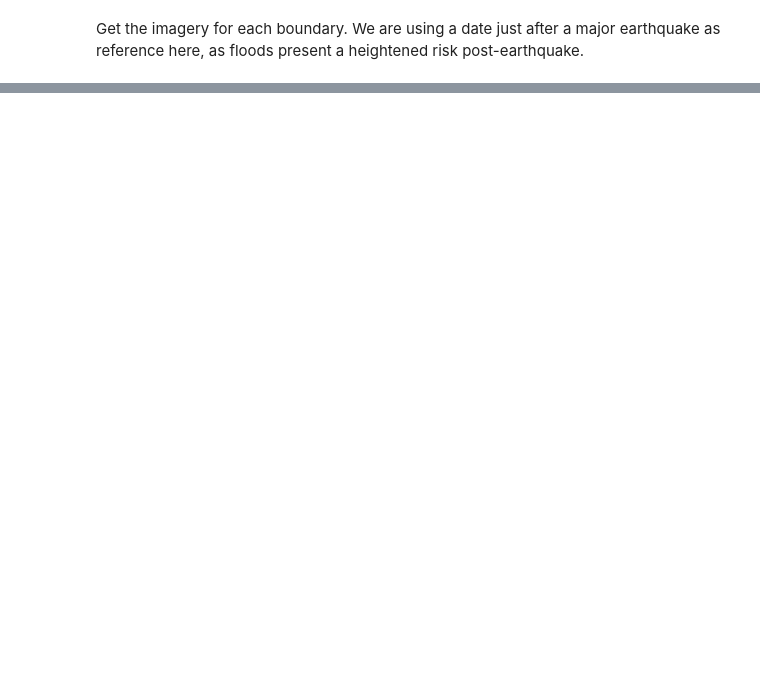
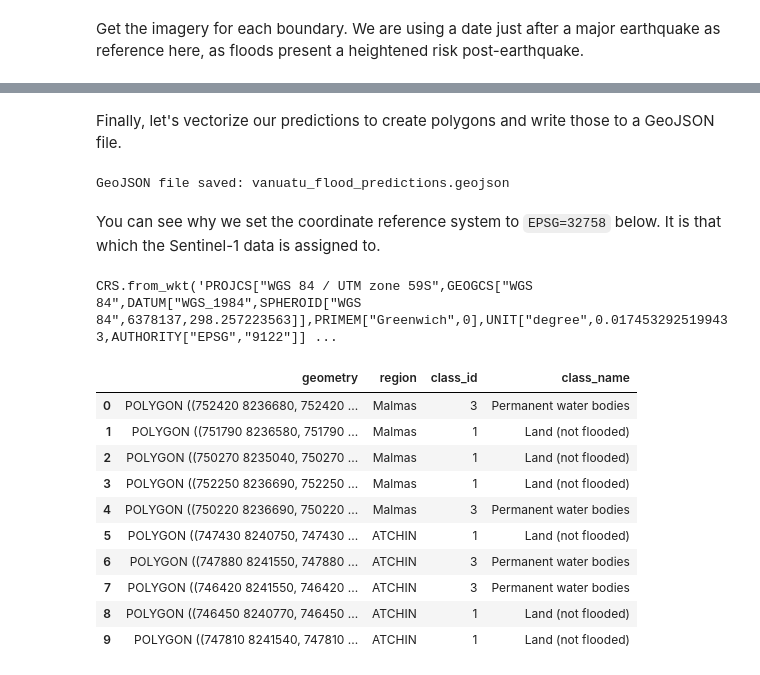
Before and after one commit to Vanuatu-National-Statistics-Office/climate-change-natural-disasters, a Jupyter notebook: book/Lesson_1C.ipynb, the cells around one changed output, grey strips where cells are left out. Saved outputs shown, nothing was run; the diff lists cells and outputs as text; code cells hidden in the pictures; blank space fills up the shorter version.

```diff
--- a/book/Lesson_1C.ipynb
+++ b/book/Lesson_1C.ipynb
@@ -822,0 +908,63 @@ plt.show()
+# %% [markdown]
+Finally, let's vectorize our predictions to create polygons and write those to a GeoJSON file.
+# %%
+# Initialize a list to store results
+vectorized_predictions = []
+
+for idx, (s1_data, s2_data) in enumerate(vanuatu_imagery):
+    polygon = admin_boundaries_gdf.iloc[idx].geometry  # Get the region geometry
+
+    # Normalize Sentinel-1 VV
+    vv = s1_data["vv"].values
+    vv = (vv - vv.min()) / (vv.max() - vv.min())
+
+    # Model Prediction
+    img = torch.as_tensor(s1_data.to_array().values, device="cpu").unsqueeze(0)
+    output = model(img)
+    prediction = torch.softmax(output, dim=1).squeeze(0)
+    prediction = torch.argmax(prediction, dim=0).cpu().numpy()
+
+    # Vectorize Prediction using rasterio
+    mask = prediction > 0  # Exclude "No Data" class (class 0)
+    shapes_gen = shapes(prediction.astype(np.int16), mask=mask, transform=s1_data.rio.transform())
+
+    # Convert raster shapes into GeoDataFrame features
+    for geom, value in shapes_gen:
+        class_id = int(value)
+        vectorized_predictions.append({
+            "geometry": shape(geom),
+            "region": admin_boundaries_gdf.iloc[idx]["iname"],
+            "class_id": class_id,
+            "class_name": class_labels.get(class_id, "Unknown")
+        })
+
+# Create a GeoDataFrame
+gdf_predictions = gpd.GeoDataFrame(vectorized_predictions)
+gdf_predictions.set_crs(epsg=32758, inplace=True) # WGS 84 / UTM zone 58S
+
+# Save as GeoJSON
+gdf_predictions.to_file("vanuatu_flood_predictions.geojson", driver="GeoJSON")
+
+print("GeoJSON file saved: vanuatu_flood_predictions.geojson")
+# %% [output]
+GeoJSON file saved: vanuatu_flood_predictions.geojson
+# %% [markdown]
+You can see why we set the coordinate reference system to `EPSG=32758` below. It is that which the Sentinel-1 data is assigned to.
+# %%
+s1_data.rio.crs
+# %% [output]
+CRS.from_wkt('PROJCS["WGS 84 / UTM zone 59S",GEOGCS["WGS 84",DATUM["WGS_1984",SPHEROID["WGS 84",6378137,298.257223563]],PRIMEM["Greenwich",0],UNIT["degree",0.0174532925199433,AUTHORITY["EPSG","9122"]] ...
+# %%
+gdf_predictions.head(10)
+# %% [output]
+|  | geometry | region | class_id | class_name |
+| 0 | POLYGON ((752420 8236680, 752420 ... | Malmas | 3 | Permanent water bodies |
+| 1 | POLYGON ((751790 8236580, 751790 ... | Malmas | 1 | Land (not flooded) |
+| 2 | POLYGON ((750270 8235040, 750270 ... | Malmas | 1 | Land (not flooded) |
+| 3 | POLYGON ((752250 8236690, 752250 ... | Malmas | 1 | Land (not flooded) |
+| 4 | POLYGON ((750220 8236690, 750220 ... | Malmas | 3 | Permanent water bodies |
+| 5 | POLYGON ((747430 8240750, 747430 ... | ATCHIN | 1 | Land (not flooded) |
+| 6 | POLYGON ((747880 8241550, 747880 ... | ATCHIN | 3 | Permanent water bodies |
+| 7 | POLYGON ((746420 8241550, 746420 ... | ATCHIN | 3 | Permanent water bodies |
+| 8 | POLYGON ((746450 8240770, 746450 ... | ATCHIN | 1 | Land (not flooded) |
+| 9 | POLYGON ((747810 8241540, 747810 ... | ATCHIN | 1 | Land (not flooded) |
```
Also changed, not shown: parts of 17 cells of this notebook.
